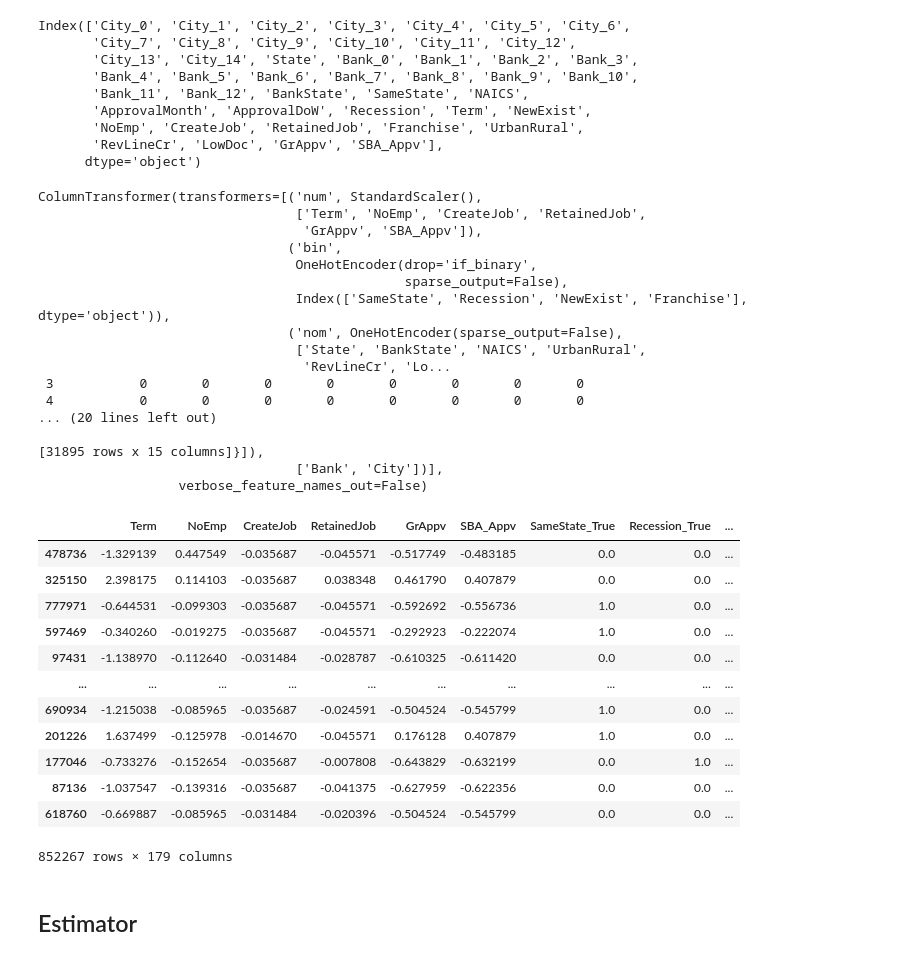
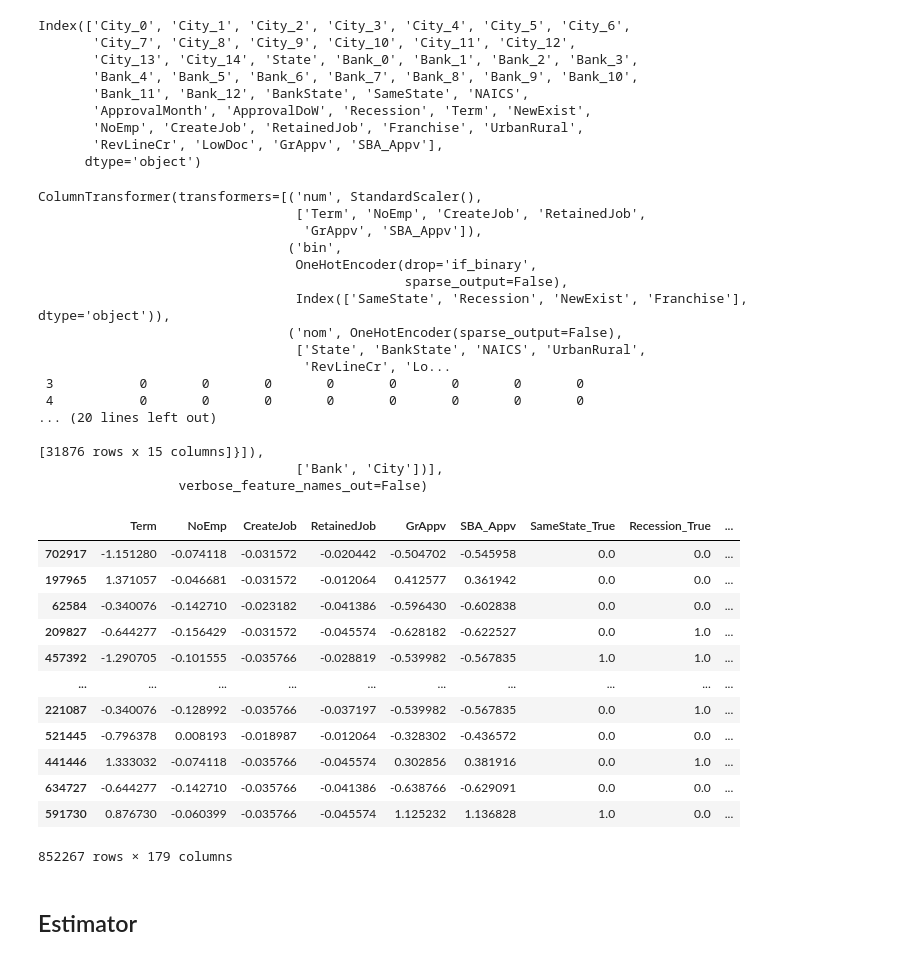
Before and after one commit to GMartin-Data/loan_approval, a Jupyter notebook: notebooks/modeling.ipynb, the cells around one changed output. Drawn from its saved outputs; the diff is of its cells as text; code cells hidden in the pictures.

```diff
--- a/notebooks/modeling.ipynb
+++ b/notebooks/modeling.ipynb
@@ -154,7 +155,7 @@ preproc1 = ColumnTransformer(
     ],
     verbose_feature_names_out=False
 )
-preproc.set_output(transform="pandas")
+preproc1.set_output(transform="pandas")
 # %% [output]
 ColumnTransformer(transformers=[('num', StandardScaler(),
                                  ['Term', 'NoEmp', 'CreateJob', 'RetainedJob',
@@ -170,25 +171,25 @@ ColumnTransformer(transformers=[('num', StandardScaler(),
  4           0       0       0       0       0       0       0       0
 ... (20 lines left out)
 
-[31895 rows x 15 columns]}]),
+[31876 rows x 15 columns]}]),
                                  ['Bank', 'City'])],
                   verbose_feature_names_out=False)
 # %%
-X_train_tr = preproc.fit_transform(X_train)
+X_train_tr = preproc1.fit_transform(X_train)
 X_train_tr
 # %% [output]
 |  | Term | NoEmp | CreateJob | RetainedJob | GrAppv | SBA_Appv | SameState_True | Recession_True | ... |
-| 478736 | -1.329139 | 0.447549 | -0.035687 | -0.045571 | -0.517749 | -0.483185 | 0.0 | 0.0 | ... |
-| 325150 | 2.398175 | 0.114103 | -0.035687 | 0.038348 | 0.461790 | 0.407879 | 0.0 | 0.0 | ... |
-| 777971 | -0.644531 | -0.099303 | -0.035687 | -0.045571 | -0.592692 | -0.556736 | 1.0 | 0.0 | ... |
-| 597469 | -0.340260 | -0.019275 | -0.035687 | -0.045571 | -0.292923 | -0.222074 | 1.0 | 0.0 | ... |
-| 97431 | -1.138970 | -0.112640 | -0.031484 | -0.028787 | -0.610325 | -0.611420 | 0.0 | 0.0 | ... |
+| 702917 | -1.151280 | -0.074118 | -0.031572 | -0.020442 | -0.504702 | -0.545958 | 0.0 | 0.0 | ... |
+| 197965 | 1.371057 | -0.046681 | -0.031572 | -0.012064 | 0.412577 | 0.361942 | 0.0 | 0.0 | ... |
+| 62584 | -0.340076 | -0.142710 | -0.023182 | -0.041386 | -0.596430 | -0.602838 | 0.0 | 0.0 | ... |
+| 209827 | -0.644277 | -0.156429 | -0.031572 | -0.045574 | -0.628182 | -0.622527 | 0.0 | 1.0 | ... |
+| 457392 | -1.290705 | -0.101555 | -0.035766 | -0.028819 | -0.539982 | -0.567835 | 1.0 | 1.0 | ... |
 | ... | ... | ... | ... | ... | ... | ... | ... | ... | ... |
-| 690934 | -1.215038 | -0.085965 | -0.035687 | -0.024591 | -0.504524 | -0.545799 | 1.0 | 0.0 | ... |
-| 201226 | 1.637499 | -0.125978 | -0.014670 | -0.045571 | 0.176128 | 0.407879 | 1.0 | 0.0 | ... |
-| 177046 | -0.733276 | -0.152654 | -0.035687 | -0.007808 | -0.643829 | -0.632199 | 0.0 | 1.0 | ... |
-| 87136 | -1.037547 | -0.139316 | -0.035687 | -0.041375 | -0.627959 | -0.622356 | 0.0 | 0.0 | ... |
-| 618760 | -0.669887 | -0.085965 | -0.031484 | -0.020396 | -0.504524 | -0.545799 | 0.0 | 0.0 | ... |
+| 221087 | -0.340076 | -0.128992 | -0.035766 | -0.037197 | -0.539982 | -0.567835 | 0.0 | 1.0 | ... |
+| 521445 | -0.796378 | 0.008193 | -0.018987 | -0.012064 | -0.328302 | -0.436572 | 0.0 | 0.0 | ... |
+| 441446 | 1.333032 | -0.074118 | -0.035766 | -0.045574 | 0.302856 | 0.381916 | 0.0 | 1.0 | ... |
+| 634727 | -0.644277 | -0.142710 | -0.035766 | -0.041386 | -0.638766 | -0.629091 | 0.0 | 0.0 | ... |
+| 591730 | 0.876730 | -0.060399 | -0.035766 | -0.045574 | 1.125232 | 1.136828 | 1.0 | 0.0 | ... |
 852267 rows × 179 columns
 # %% [markdown]
 ## Estimator
```
Also changed, not shown: parts of 22 cells of this notebook, 1 other file.
